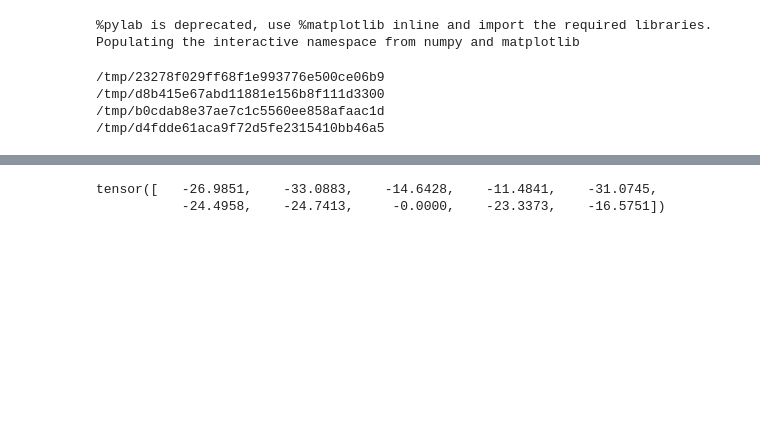
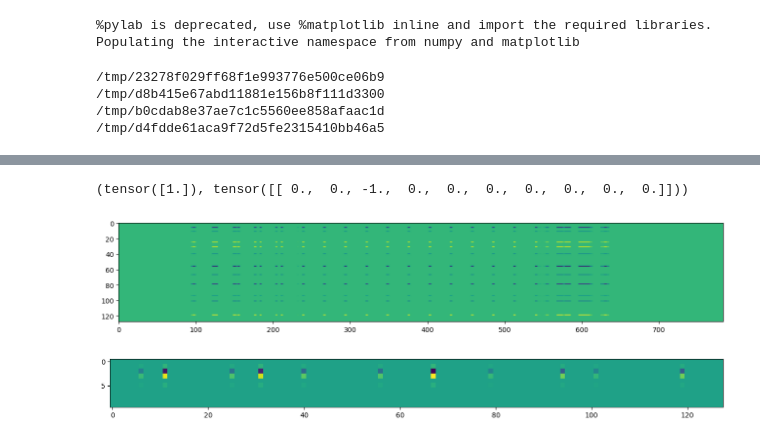
Before and after one commit to leosmaia21/mnisFromScratch, a Jupyter notebook: mnistFromScratch.ipynb, the cells around one changed output, grey strips where cells are left out. Drawn from its saved outputs; the diff is of its cells as text; code cells hidden in the pictures; blank space fills up the shorter version.

```diff
--- a/mnistFromScratch.ipynb
+++ b/mnistFromScratch.ipynb
@@ -82,3 +83,20 @@ Y_test_preds = torch.argmax(model(torch.tensor(X_test.reshape((-1, 28*28))).floa
+# %%
+#understand gradients
+model.zero_grad()
+out = model(torch.tensor(X_test[1:2].reshape((-1, 28*28))).float())
+out.retain_grad()
+loss = loss_function(out, torch.tensor(Y_test[1:2]).long())
+loss.retain_grad()
+loss.backward()
+figsize(16,16)
+imshow(model.l1.weight.grad)
+figure()
+imshow(model.l2.weight.grad)
+loss.grad, out.grad
+# %% [output]
+(tensor([1.]), tensor([[ 0.,  0., -1.,  0.,  0.,  0.,  0.,  0.,  0.,  0.]]))
+[figure, added]
+[figure, added]
 # %%
 #init the network
 
@@ -97,14 +115,3 @@ def forward(x):
     return x
 Y_test_preds_out = forward(X_test.reshape((-1, 28 * 28)))
 Y_test_preds = np.argmax(Y_test_preds_out, axis=1)
-# %%
-samp = 1
-
-ret = -Y_test_preds_out[range(Y_test_preds_out.shape[0]), Y_test] + np.log(np.exp(Y_test_preds_out).sum(axis=1))
-
-gin = torch.tensor(Y_test_preds_out[0])
-gout = torch.nn.functional.log_softmax(gin, dim=0)
-gout
-# %% [output]
-tensor([   -26.9851,    -33.0883,    -14.6428,    -11.4841,    -31.0745,
-           -24.4958,    -24.7413,     -0.0000,    -23.3373,    -16.5751])
```
Also changed, not shown: parts of 5 cells of this notebook.
